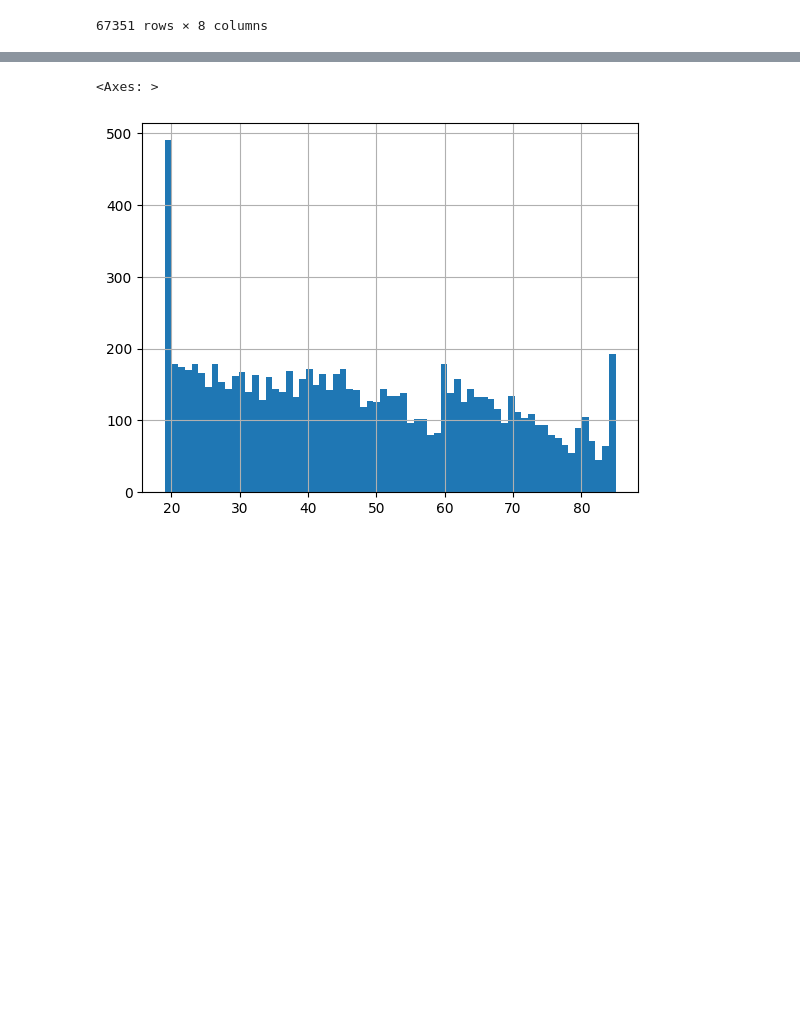
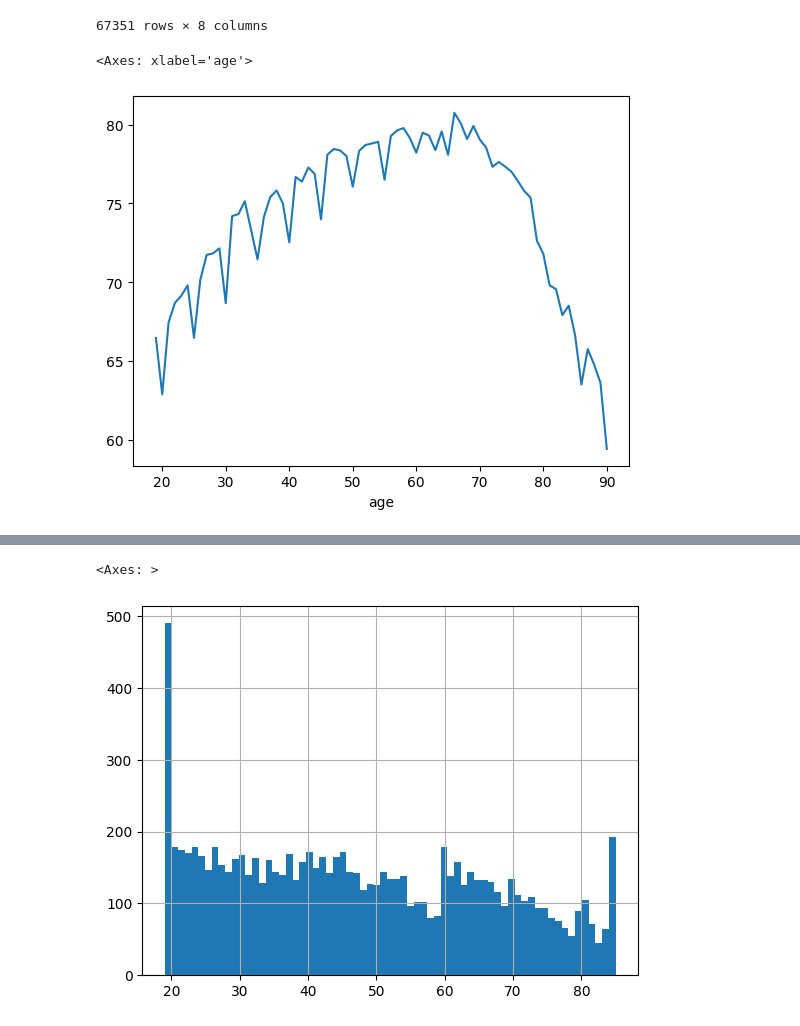
Before and after one commit to NikolayTV/bioage_estimation, a Jupyter notebook: 0.eda+data_prep.ipynb, the cells around one changed output, grey strips where cells are left out. Saved outputs shown, nothing was run; the diff lists cells and outputs as text; code cells hidden in the pictures; blank space fills up the shorter version.

```diff
--- a/0.eda+data_prep.ipynb
+++ b/0.eda+data_prep.ipynb
@@ -372,3 +372,60 @@ train_df
 | 121742 | NaN | 102.7 | 69.100 | 162.60 | 86.4 | ... |
 | 121744 | NaN | 110.0 | 111.500 | 175.80 | 122.0 | ... |
 67351 rows × 8 columns
+# %%
+import pandas as pd
+import seaborn as sns
+import matplotlib.pyplot as plt
+
+np.random.seed(0)
+
+def filter_extreme_weights(df, lower_age, upper_age, lower_weight_quantile, upper_weight_quantile):
+    """
+    Filters out individuals with extreme weights based on the specified quantiles for each age group.
+
+    :param df: DataFrame containing age and weight columns.
+    :param lower_age: The age to start applying the filter.
+    :param upper_age: The age to end applying the filter.
+    :param lower_weight_quantile: The lower quantile threshold of weight.
+    :param upper_weight_quantile: The upper quantile threshold of weight.
+    :return: A filtered DataFrame.
+    """
+    # Apply filters for each age to smooth out the transitions
+    for age in range(lower_age, upper_age + 1):
+        age_df = df[df['age'] == age]
+        lower_threshold = age_df['Weight (kg)'].quantile(lower_weight_quantile)
+        upper_threshold = age_df['Weight (kg)'].quantile(upper_weight_quantile)
+
+        # Filter the dataframe for the current age
+        df = df[~((df['age'] == age) & ((df['Weight (kg)'] < lower_threshold) | (df['Weight (kg)'] > upper_threshold)))]
+
+    return df
+
+# Apply the filtering function
+selected_ages            = [20, 25, 30, 35, 40, 45, 50, 55, 60, 65, 70, 75, 80, 85]
+# selected_upper_quantiles = [100, 100, 100, 95, 90, 90, 90, 90, 94, 96, 100, 100, 100, 100]
+selected_upper_quantiles = [85, 85, 85, 85, 86, 87, 90, 92, 94, 96, 100, 100, 100, 100]
+filtered_train_df = train_df
+for age, upper_quantile in zip(selected_ages, selected_upper_quantiles):
+    filtered_train_df = filter_extreme_weights(filtered_train_df, age-5, age, 0.0, upper_quantile/100)
+
+filtered_train_df.groupby('age')['Weight (kg)'].mean().plot()
+
+
+# # Plotting
+# plt.figure(figsize=(12, 8))
+# age_mean = filtered_train_df.groupby('age')['Weight (kg)'].mean()
+# quantiles = filtered_train_df.groupby('age')['Weight (kg)'].quantile([0.95, 0.75, 0.5, 0.25, 0.05])
+
+# sns.lineplot(x=age_mean.index, y=age_mean.values, label='Mean', color='blue')
+# sns.lineplot(x=quantiles.index.get_level_values(0), y=quantiles.values, hue=quantiles.index.get_level_values(1), palette='muted')
+
+# plt.title('Filtered Weight Distribution by Age')
+# plt.xlabel('Age')
+# plt.ylabel('Weight (kg)')
+# plt.legend(title='Statistic')
+
+# plt.show()
+# %% [output]
+<Axes: xlabel='age'>
+[figure, added]
```
Also changed, not shown: parts of 8 cells of this notebook, 39 other files.
